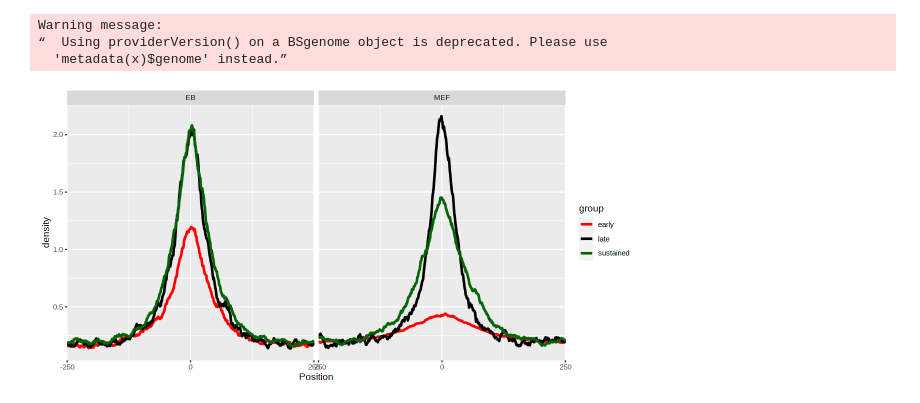
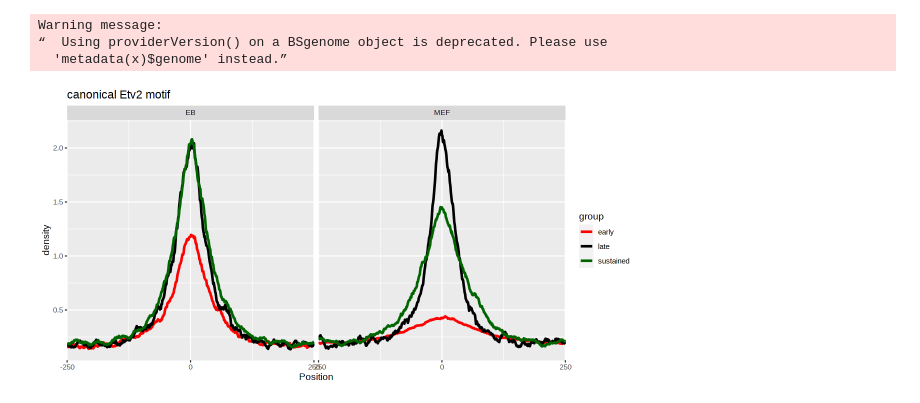
Before and after one commit to gongx030/Etv2_pioneer, a Jupyter notebook: Etv2_motifs_in_early_Etv2_peaks.ipynb, the cells around one changed output. Saved outputs shown, nothing was run; the diff lists cells and outputs as text; code cells hidden in the pictures.

```diff
--- a/Etv2_motifs_in_early_Etv2_peaks.ipynb
+++ b/Etv2_motifs_in_early_Etv2_peaks.ipynb
@@ -243,7 +360,8 @@ Warning message:
 “  Using providerVersion() on a BSgenome object is deprecated. Please use
   'metadata(x)$genome' instead.”
 # %%
-cvg <- coverage(binding_sites, weight = 'score')
+cvg_canonical <- coverage(binding_sites[['canonical']], weight = 'score')
+cvg_partial <- coverage(binding_sites[['partial']], weight = 'score')
 # %%
 pos <- 1:width - (width + 1)/2
 # %%
@@ -268,12 +407,13 @@ df_MEF <- rbind(
 peaks_EB2 <- resize(peaks_EB, fix = 'center', width = width)
 # %%
 binding_sites <- matchMotifs(
-  homer_pwms['Etv2(ETS)/ES-ER71-ChIP-Seq(GSE59402)/Homer(0.967)'],
+  as(list(Etv2_canonical, Etv2_partial), 'SimpleList'),
   resize(peaks_EB2, width = 2 * width, fix = 'center'),
   genome = BSgenome.Mmusculus.UCSC.mm10,
   p.cutoff = cutoff,
   out = 'positions'
-)[[1]]
+)
+names(binding_sites) <- c('canonical', 'partial')
 # %%
 seqlevels(binding_sites) <- seqlevels(BSgenome.Mmusculus.UCSC.mm10)
 seqlengths(seqinfo(binding_sites)) <- seqlengths(BSgenome.Mmusculus.UCSC.mm10)
@@ -283,35 +423,60 @@ Warning message:
 “  Using providerVersion() on a BSgenome object is deprecated. Please use
   'metadata(x)$genome' instead.”
 # %%
-cvg <- coverage(binding_sites, weight = 'score')
+cvg_canonical <- coverage(binding_sites[['canonical']], weight = 'score')
+cvg_partial <- coverage(binding_sites[['partial']], weight = 'score')
 # %%
 df_EB <- rbind(
   data.frame(
     position = pos,
-    density = cvg[peaks_EB2[peaks_EB2$group[, 'EB_Dox_3h_Etv2'] & !peaks_EB2$group[, 'EB_Dox_12h_Etv2']]]  %>% as.matrix() %>% colMeans(),
+    density = cvg_canonical[peaks_EB2[peaks_EB2$group[, 'EB_Dox_3h_Etv2'] & !peaks_EB2$group[, 'EB_Dox_12h_Etv2']]]  %>% as.matrix() %>% colMeans(),
+    motif = 'canonical',
     group = 'early'
   ),
   data.frame(
     position = pos,
-    density = cvg[peaks_EB2[!peaks_EB2$group[, 'EB_Dox_3h_Etv2'] & peaks_EB2$group[, 'EB_Dox_12h_Etv2']]]  %>% as.matrix() %>% colMeans(),
+    density = cvg_canonical[peaks_EB2[!peaks_EB2$group[, 'EB_Dox_3h_Etv2'] & peaks_EB2$group[, 'EB_Dox_12h_Etv2']]]  %>% as.matrix() %>% colMeans(),
+    motif = 'canonical',
     group = 'late'
   ),
   data.frame(
     position = pos,
-    density = cvg[peaks_EB2[peaks_EB2$group[, 'EB_Dox_3h_Etv2'] & peaks_EB2$group[, 'EB_Dox_12h_Etv2']]]  %>% as.matrix() %>% colMeans(),
+    density = cvg_canonical[peaks_EB2[peaks_EB2$group[, 'EB_Dox_3h_Etv2'] & peaks_EB2$group[, 'EB_Dox_12h_Etv2']]]  %>% as.matrix() %>% colMeans(),
+    motif = 'canonical',
+    group = 'sustained'
+  ),
+  data.frame(
+    position = pos,
+    density = cvg_partial[peaks_EB2[peaks_EB2$group[, 'EB_Dox_3h_Etv2'] & !peaks_EB2$group[, 'EB_Dox_12h_Etv2']]]  %>% as.matrix() %>% colMeans(),
+    motif = 'partial',
+    group = 'early'
+  ),
+  data.frame(
+    position = pos,
+    density = cvg_partial[peaks_EB2[!peaks_EB2$group[, 'EB_Dox_3h_Etv2'] & peaks_EB2$group[, 'EB_Dox_12h_Etv2']]]  %>% as.matrix() %>% colMeans(),
+    motif = 'partial',
+    group = 'late'
+  ),
+  data.frame(
+    position = pos,
+    density = cvg_partial[peaks_EB2[peaks_EB2$group[, 'EB_Dox_3h_Etv2'] & peaks_EB2$group[, 'EB_Dox_12h_Etv2']]]  %>% as.matrix() %>% colMeans(),
+    motif = 'partial',
     group = 'sustained'
   )
+
 )
 # %%
 options(repr.plot.width = 10, repr.plot.height = 5)
 rbind(
   cbind(df_MEF, cell = 'MEF'),
   cbind(df_EB, cell = 'EB')
 ) %>%
+  filter(motif == 'canonical') %>%
   ggplot(aes(x = position, y = density, color = group)) +
     geom_line(size = 1.1) +
     scale_x_continuous(name = 'Position', breaks = c(-250, 0, 250), expand = c(0, 0)) +
     scale_color_manual(values=c(early = "red", late = "black", sustained = 'darkgreen')) +
-    facet_grid(~ cell)
+    facet_grid( ~cell) +
+    ggtitle('canonical Etv2 motif')
 # %% [output]
-[figure, old version]
+[figure, new version]
```
Also changed, not shown: parts of 16 cells of this notebook.
